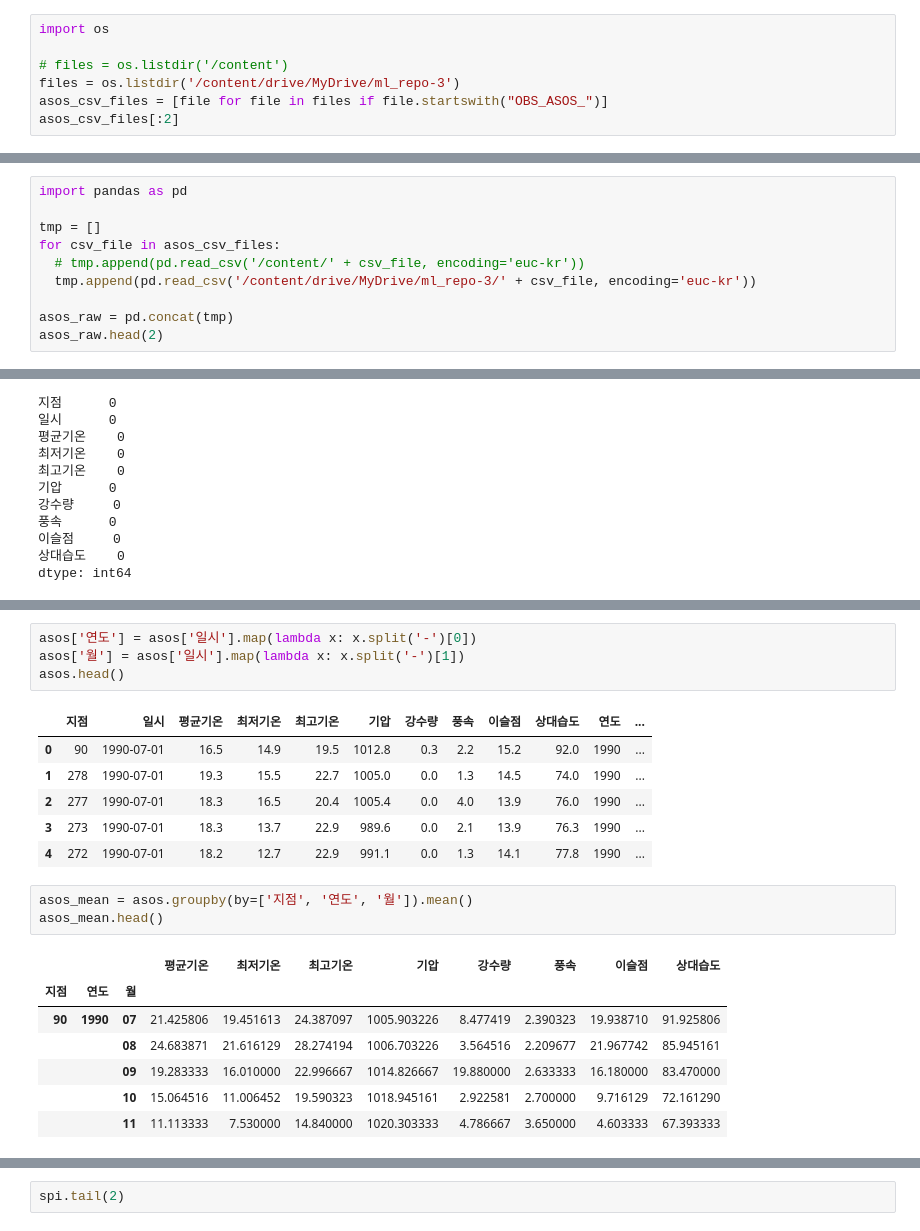
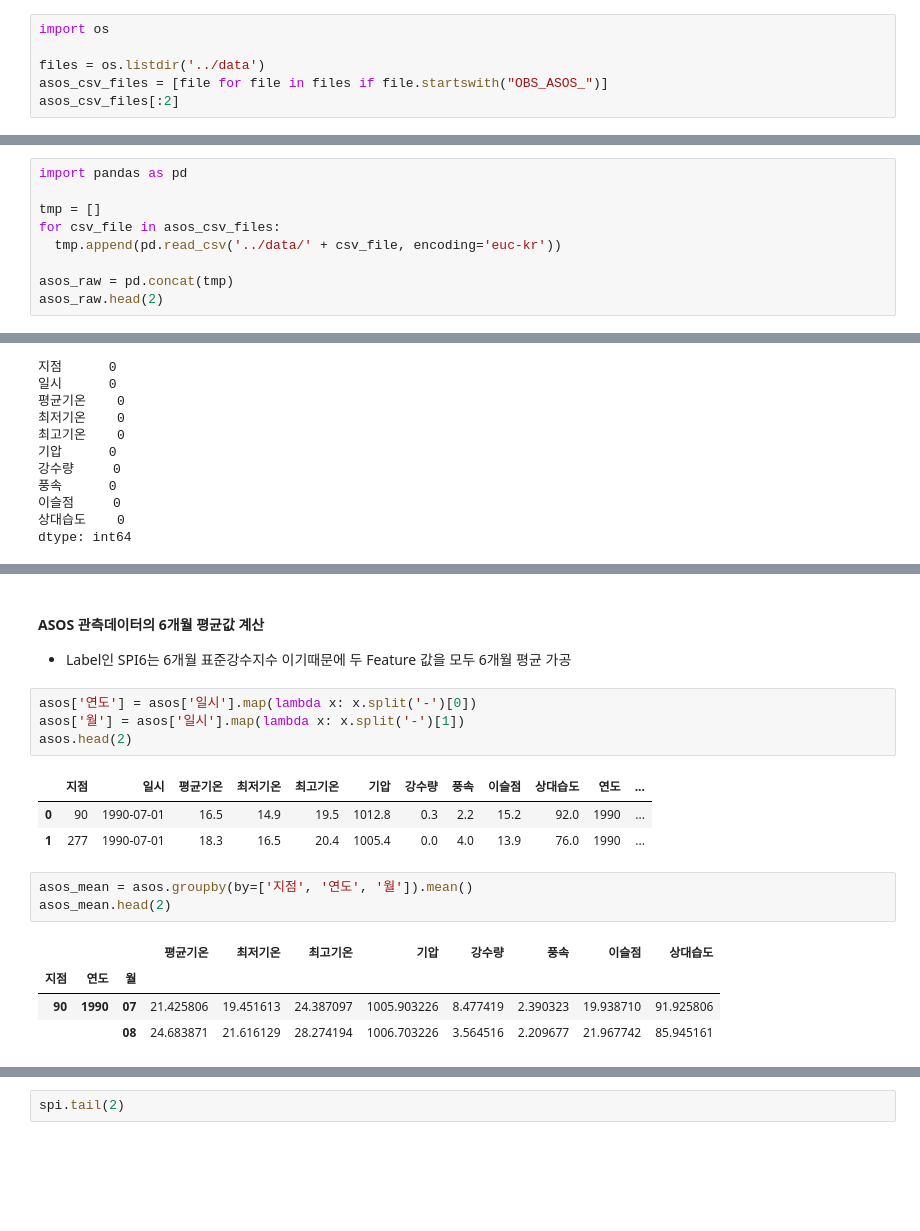
Before and after one commit to zbooster/DroughtForecast, a Jupyter notebook: source_code/DroughtForecast.ipynb, the cells around one changed output, grey strips where cells are left out. Saved outputs shown, nothing was run; the diff lists cells and outputs as text; blank space fills up the shorter version.

```diff
--- a/source_code/DroughtForecast.ipynb
+++ b/source_code/DroughtForecast.ipynb
@@ -30,8 +30,7 @@ mpl.font_manager._rebuild()
 # %%
 import os
 
-# files = os.listdir('/content')
-files = os.listdir('/content/drive/MyDrive/ml_repo-3')
+files = os.listdir('../data')
 asos_csv_files = [file for file in files if file.startswith("OBS_ASOS_")]
 asos_csv_files[:2]
 # %% [output]
@@ -41,8 +40,7 @@ import pandas as pd
 
 tmp = []
 for csv_file in asos_csv_files:
-  # tmp.append(pd.read_csv('/content/' + csv_file, encoding='euc-kr'))
-  tmp.append(pd.read_csv('/content/drive/MyDrive/ml_repo-3/' + csv_file, encoding='euc-kr'))
+  tmp.append(pd.read_csv('../data/' + csv_file, encoding='euc-kr'))
 
 asos_raw = pd.concat(tmp)
 asos_raw.head(2)
@@ -161,22 +133,19 @@ asos.head()
+# %% [markdown]
+#### ASOS 관측데이터의 6개월 평균값 계산
+- Label인 SPI6는 6개월 표준강수지수 이기때문에 두 Feature 값을 모두 6개월 평균 가공
 # %%
 asos['연도'] = asos['일시'].map(lambda x: x.split('-')[0])
 asos['월'] = asos['일시'].map(lambda x: x.split('-')[1])
-asos.head()
+asos.head(2)
 # %% [output]
 |  | 지점 | 일시 | 평균기온 | 최저기온 | 최고기온 | 기압 | 강수량 | 풍속 | 이슬점 | 상대습도 | 연도 | ... |
 | 0 | 90 | 1990-07-01 | 16.5 | 14.9 | 19.5 | 1012.8 | 0.3 | 2.2 | 15.2 | 92.0 | 1990 | ... |
-| 1 | 278 | 1990-07-01 | 19.3 | 15.5 | 22.7 | 1005.0 | 0.0 | 1.3 | 14.5 | 74.0 | 1990 | ... |
-| 2 | 277 | 1990-07-01 | 18.3 | 16.5 | 20.4 | 1005.4 | 0.0 | 4.0 | 13.9 | 76.0 | 1990 | ... |
-| 3 | 273 | 1990-07-01 | 18.3 | 13.7 | 22.9 | 989.6 | 0.0 | 2.1 | 13.9 | 76.3 | 1990 | ... |
-| 4 | 272 | 1990-07-01 | 18.2 | 12.7 | 22.9 | 991.1 | 0.0 | 1.3 | 14.1 | 77.8 | 1990 | ... |
+| 1 | 277 | 1990-07-01 | 18.3 | 16.5 | 20.4 | 1005.4 | 0.0 | 4.0 | 13.9 | 76.0 | 1990 | ... |
 # %%
 asos_mean = asos.groupby(by=['지점', '연도', '월']).mean()
-asos_mean.head()
+asos_mean.head(2)
 # %% [output]
 |  |  |  | 평균기온 | 최저기온 | 최고기온 | 기압 | 강수량 | 풍속 | 이슬점 | 상대습도 |
 | 지점 | 연도 | 월 |  |  |  |  |  |  |  |  |
 | 90 | 1990 | 07 | 21.425806 | 19.451613 | 24.387097 | 1005.903226 | 8.477419 | 2.390323 | 19.938710 | 91.925806 |
 |  |  | 08 | 24.683871 | 21.616129 | 28.274194 | 1006.703226 | 3.564516 | 2.209677 | 21.967742 | 85.945161 |
-|  |  | 09 | 19.283333 | 16.010000 | 22.996667 | 1014.826667 | 19.880000 | 2.633333 | 16.180000 | 83.470000 |
-|  |  | 10 | 15.064516 | 11.006452 | 19.590323 | 1018.945161 | 2.922581 | 2.700000 | 9.716129 | 72.161290 |
-|  |  | 11 | 11.113333 | 7.530000 | 14.840000 | 1020.303333 | 4.786667 | 3.650000 | 4.603333 | 67.393333 |
```
Also changed, not shown: parts of 41 cells of this notebook.
